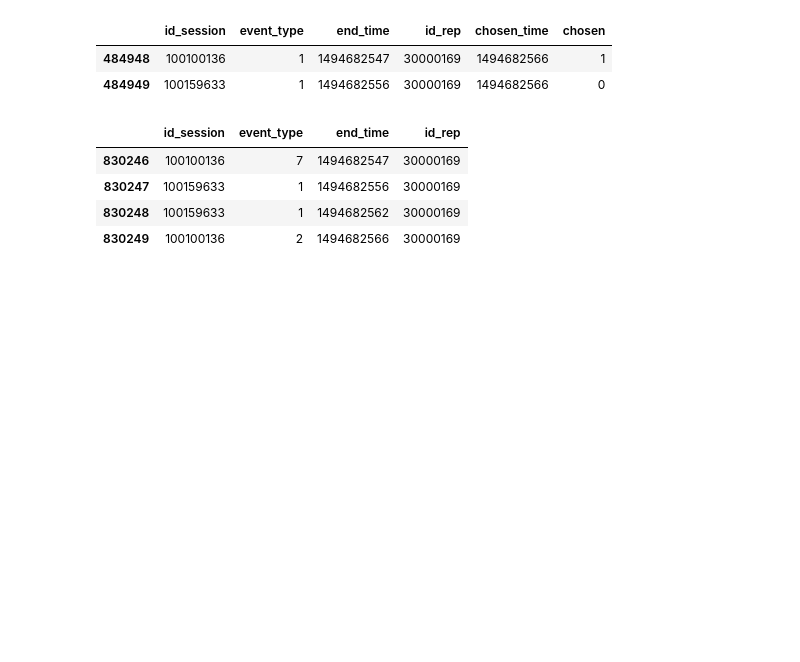
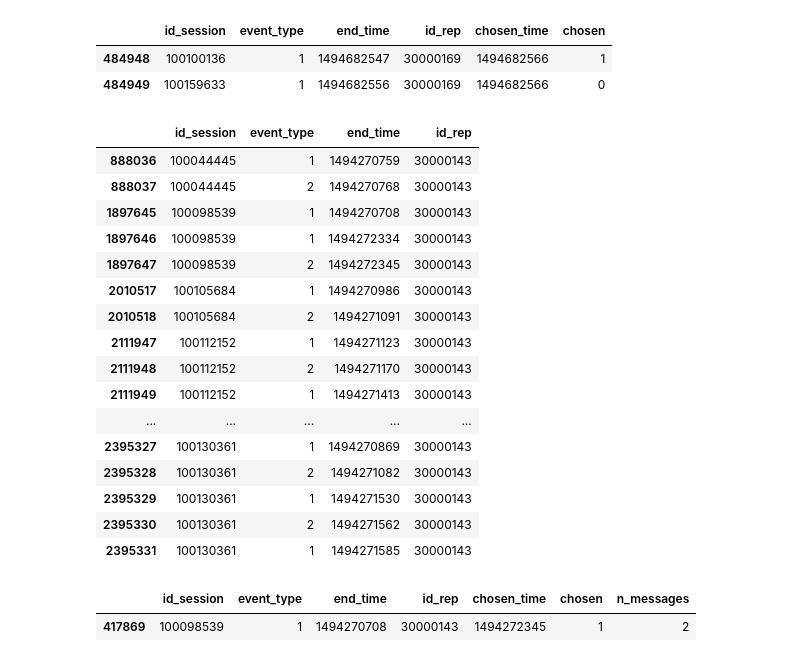
Before and after one commit to TamirS94/Service-system-research, a Jupyter notebook: Choiceset_error_analysis.ipynb, the cells around one changed output. Cells and saved outputs as stored; diff of their text form; code cells hidden in the pictures; blank space fills up the shorter version.

```diff
--- a/Choiceset_error_analysis.ipynb
+++ b/Choiceset_error_analysis.ipynb
@@ -778,10 +808,22 @@ df_reg_before[df_reg_before['choice_set'] == 350744][['id_session', 'event_type'
 | 484948 | 100100136 | 1 | 1494682547 | 30000169 | 1494682566 | 1 |
 | 484949 | 100159633 | 1 | 1494682556 | 30000169 | 1494682566 | 0 |
 # %%
-df_after_stage1[(df_after_stage1['end_time'] >= 1494682547) & (df_after_stage1['end_time'] <= 1494682566) & (df_after_stage1['id_rep'] == 30000169)][['id_session', 'event_type', 'end_time', 'id_rep']]
+df_after_stage1[(df_after_stage1['end_time'] >= 1494270708) & (df_after_stage1['end_time'] <= 1494272345) & (df_after_stage1['id_rep'] == 30000143)][['id_session', 'event_type', 'end_time', 'id_rep']].sort_values(by = ['end_time', 'event_type'], ascending= [True, False])
 # %% [output]
 |  | id_session | event_type | end_time | id_rep |
-| 830246 | 100100136 | 7 | 1494682547 | 30000169 |
-| 830247 | 100159633 | 1 | 1494682556 | 30000169 |
-| 830248 | 100159633 | 1 | 1494682562 | 30000169 |
-| 830249 | 100100136 | 2 | 1494682566 | 30000169 |
+| 888036 | 100044445 | 1 | 1494270759 | 30000143 |
+| 888037 | 100044445 | 2 | 1494270768 | 30000143 |
+| 1897645 | 100098539 | 1 | 1494270708 | 30000143 |
+| 1897646 | 100098539 | 1 | 1494272334 | 30000143 |
+| 1897647 | 100098539 | 2 | 1494272345 | 30000143 |
+| 2010517 | 100105684 | 1 | 1494270986 | 30000143 |
+| 2010518 | 100105684 | 2 | 1494271091 | 30000143 |
+| 2111947 | 100112152 | 1 | 1494271123 | 30000143 |
+| 2111948 | 100112152 | 2 | 1494271170 | 30000143 |
+| 2111949 | 100112152 | 1 | 1494271413 | 30000143 |
+| ... | ... | ... | ... | ... |
+| 2395327 | 100130361 | 1 | 1494270869 | 30000143 |
+| 2395328 | 100130361 | 2 | 1494271082 | 30000143 |
+| 2395329 | 100130361 | 1 | 1494271530 | 30000143 |
+| 2395330 | 100130361 | 2 | 1494271562 | 30000143 |
+| 2395331 | 100130361 | 1 | 1494271585 | 30000143 |
@@ -789,0 +830,5 @@ df_reg_before
+# %%
+df_reg_before[df_reg_before['choice_set'] == 302733][['id_session', 'event_type', 'end_time', 'id_rep', 'chosen_time', 'chosen', 'n_messages']].sort_values(by = ['end_time'])
+# %% [output]
+|  | id_session | event_type | end_time | id_rep | chosen_time | chosen | n_messages |
+| 417869 | 100098539 | 1 | 1494270708 | 30000143 | 1494272345 | 1 | 2 |
```
Also changed, not shown: parts of 10 cells of this notebook, 1 other file.
